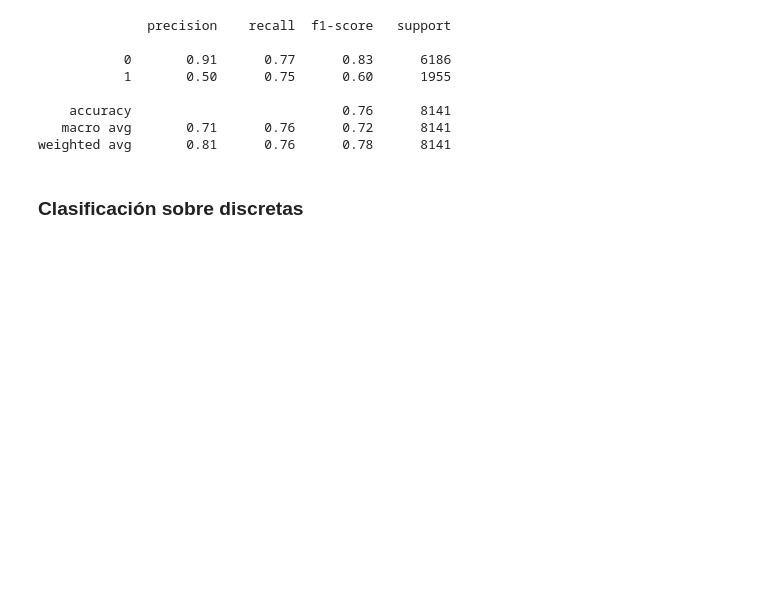
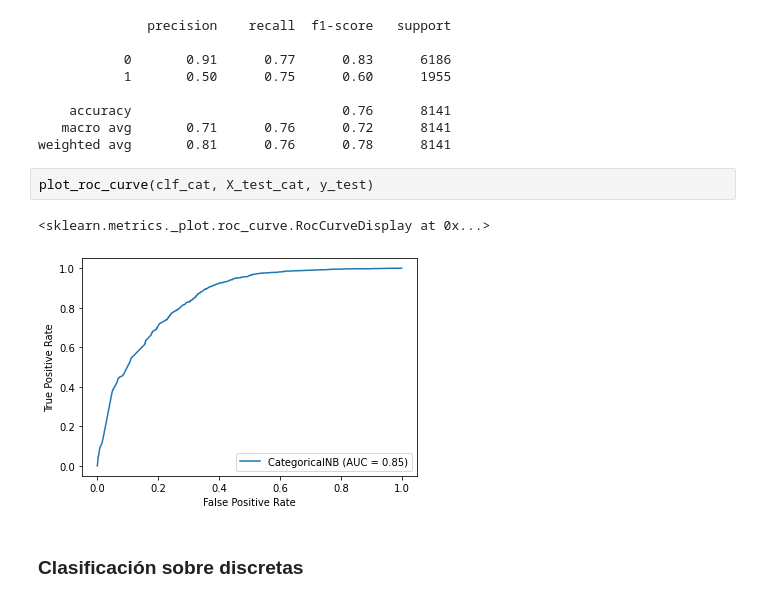
Before and after one commit to ncontinanza/tp-datos-1c2021-de-angelis-riva-continanza, a Jupyter notebook: Parte2/Bayes - Ensamble.ipynb, the cells around one changed output. Saved outputs shown, nothing was run; the diff lists cells and outputs as text; blank space fills up the shorter version.

```diff
--- a/Parte2/Bayes - Ensamble.ipynb
+++ b/Parte2/Bayes - Ensamble.ipynb
@@ -81,6 +81,11 @@ print(classification_report(y_test,clf_cat.predict(X_test_cat)))
     accuracy                           0.76      8141
    macro avg       0.71      0.76      0.72      8141
 weighted avg       0.81      0.76      0.78      8141
+# %%
+plot_roc_curve(clf_cat, X_test_cat, y_test)
+# %% [output]
+<sklearn.metrics._plot.roc_curve.RocCurveDisplay at 0x...>
+[figure, added]
 # %% [markdown]
 ### Clasificación sobre discretas
 # %%
```
Also changed, not shown: parts of 1 cell of this notebook, 12 other files.
